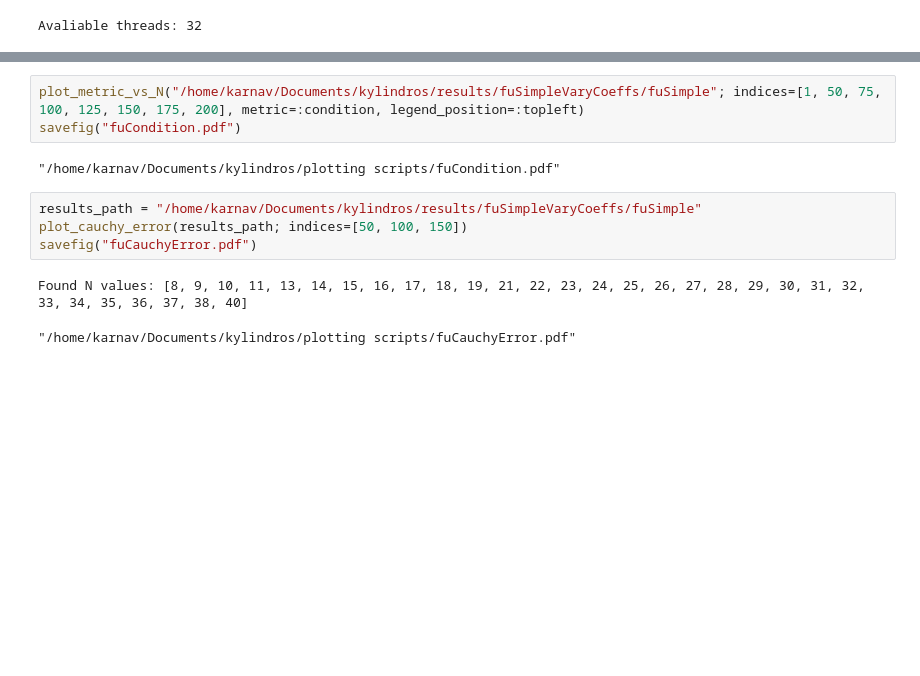
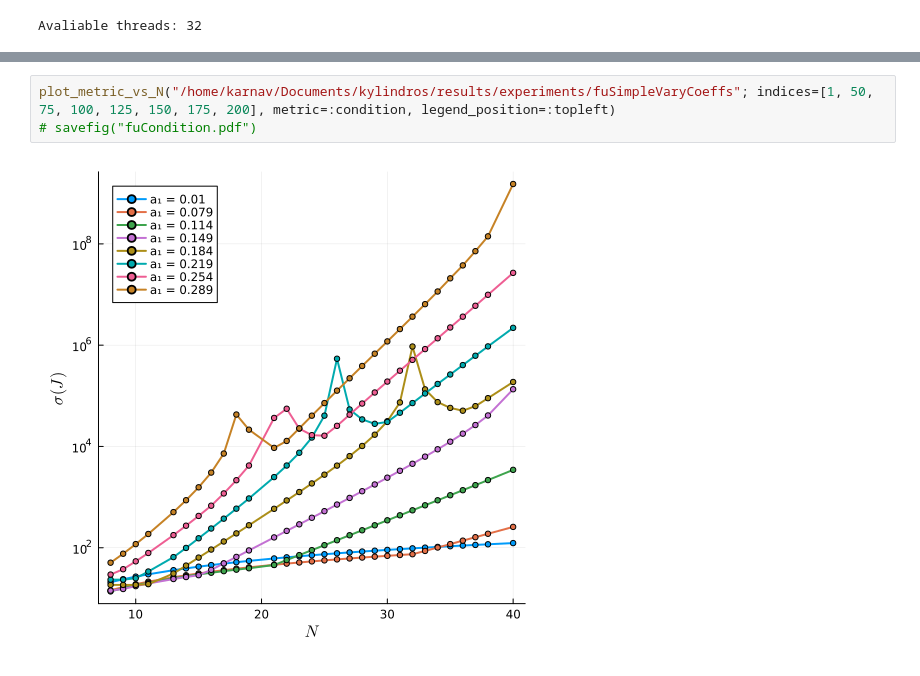
Before and after one commit to karnavr/kylindros, a Jupyter notebook: plotting scripts/fuPlots.ipynb, the cells around one changed output, grey strips where cells are left out. Saved outputs shown, nothing was run; the diff lists cells and outputs as text; blank space fills up the shorter version.

Commit message:
new drivers + experiments

```diff
--- a/plotting scripts/fuPlots.ipynb
+++ b/plotting scripts/fuPlots.ipynb
@@ -22,12 +21,5 @@ savefig("fuBranch.pdf")
 # %%
-plot_metric_vs_N("/home/karnav/Documents/kylindros/results/fuSimpleVaryCoeffs/fuSimple"; indices=[1, 50, 75, 100, 125, 150, 175, 200], metric=:condition, legend_position=:topleft)
-savefig("fuCondition.pdf")
+plot_metric_vs_N("/home/karnav/Documents/kylindros/results/experiments/fuSimpleVaryCoeffs"; indices=[1, 50, 75, 100, 125, 150, 175, 200], metric=:condition, legend_position=:topleft)
+# savefig("fuCondition.pdf")
 # %% [output]
-"/home/karnav/Documents/kylindros/plotting scripts/fuCondition.pdf"
+[figure, added]
-# %%
-results_path = "/home/karnav/Documents/kylindros/results/fuSimpleVaryCoeffs/fuSimple"
-plot_cauchy_error(results_path; indices=[50, 100, 150])
-savefig("fuCauchyError.pdf")
-# %% [output]
-Found N values: [8, 9, 10, 11, 13, 14, 15, 16, 17, 18, 19, 21, 22, 23, 24, 25, 26, 27, 28, 29, 30, 31, 32, 33, 34, 35, 36, 37, 38, 40]
-"/home/karnav/Documents/kylindros/plotting scripts/fuCauchyError.pdf"
```
Also changed, not shown: parts of 11 cells of this notebook, 18 other files.
